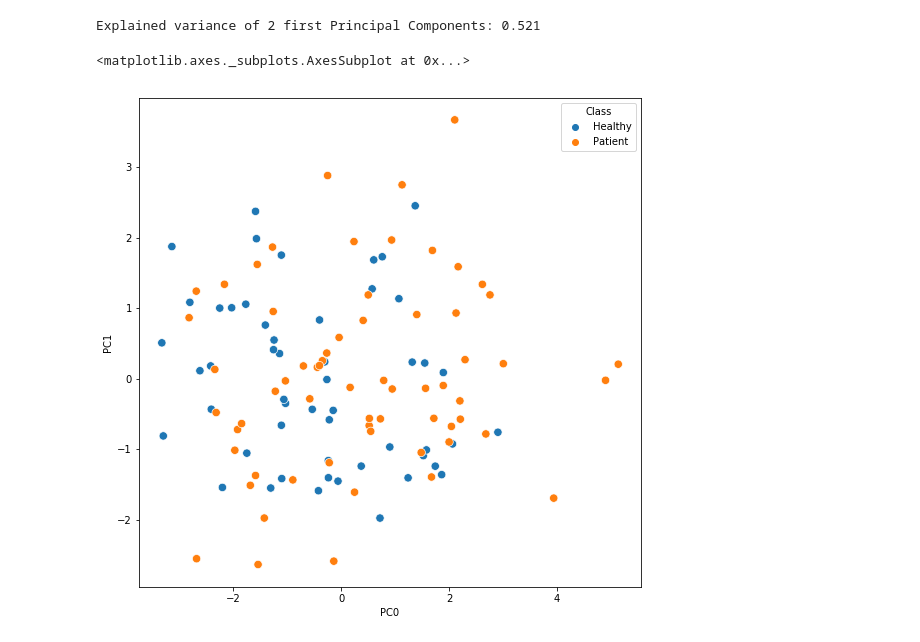
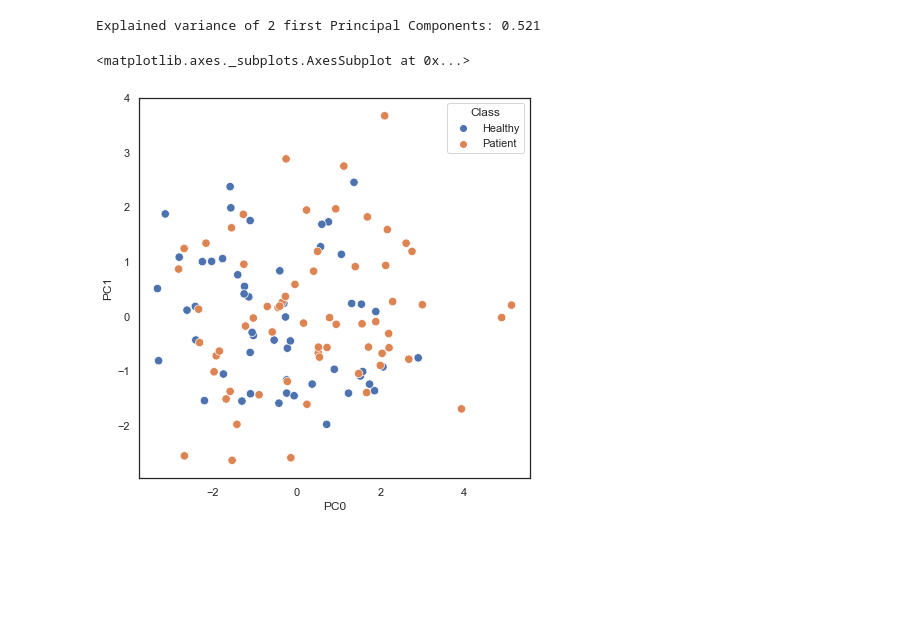
Before and after one commit to LauraMMelo/comp_intelligence_couse, a Jupyter notebook: HW1/Homework 1.ipynb, the cells around one changed output. Cells and saved outputs as stored; diff of their text form; code cells hidden in the pictures; blank space fills up the shorter version.

```diff
--- a/HW1/Homework 1.ipynb
+++ b/HW1/Homework 1.ipynb
@@ -168,5 +205,6 @@ df.corr()
 # %%
-f, ax = plt.subplots(figsize=(15, 9))
-sns.heatmap(df.corr(), annot=True, ax=ax)
+sns.set(font_scale=1.2)
+f, ax = plt.subplots(figsize=(9, 9))
+sns.heatmap(df.corr().round(3), annot=True, ax=ax)
 # %% [output]
 <matplotlib.axes._subplots.AxesSubplot at 0x...>
@@ -219,3 +257,17 @@ print(pca.explained_variance_ratio_)
 # %% [output]
 [0.34850616 0.17212979 0.13069406 0.12020305 0.08021751 0.06041637
  0.05495387 0.03209581 0.00078338]
+# %%
+sns.set_style("white")
+sns.set_context("paper", font_scale=1.5)
+
+pca_data = pd.DataFrame({
+    'PC': ['PC1', 'PC2', 'PC3', 'PC4', 'PC5', 'PC6', 'PC7', 'PC8', 'PC9'],
+    'Variance ratio': pca.explained_variance_ratio_,
+    'Cumulative variance ratio': np.cumsum(pca.explained_variance_ratio_)
+})
+
+f, ax = plt.subplots(figsize=(7, 5))
+sns.barplot(x='PC', y='Variance ratio', data=pca_data, color='b', ax=ax)
+ax2 = ax.twinx()
+sns.lineplot(x='PC', y='Cumulative variance ratio', data=pca_data, ax=ax2, color='r')
@@ -230,8 +285,10 @@ transformed_df = pd.DataFrame(pca.transform(df))
 transformed_df['Classification'] = dataset['Classification']
 transformed_df.columns = ['PC0', 'PC1', 'Class']
 # %%
-f, ax = plt.subplots(figsize=(9, 9))
+sns.set_context("notebook")
+
+f, ax = plt.subplots(figsize=(7, 7))
 sns.scatterplot(data=transformed_df, x="PC0", y="PC1", hue="Class", ax=ax, s=70)
 # %% [output]
 <matplotlib.axes._subplots.AxesSubplot at 0x...>
-[figure, old version]
+[figure, new version]
```
Also changed, not shown: parts of 12 cells of this notebook, 7 other files.
